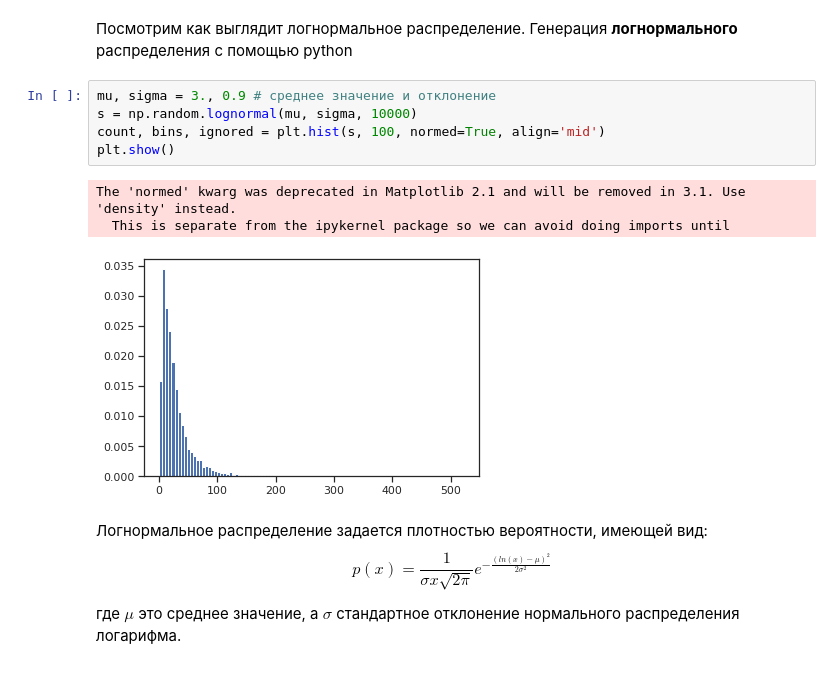
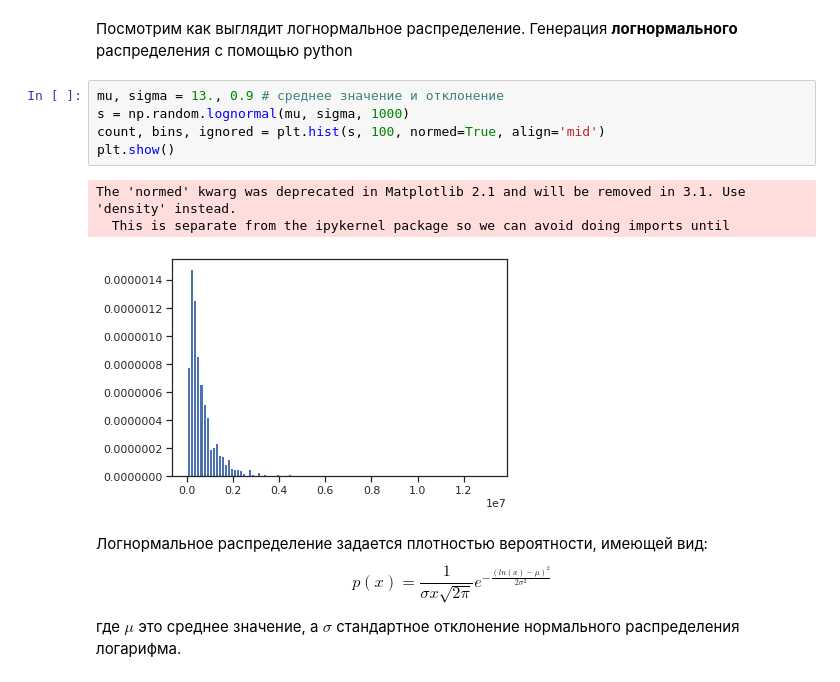
Before and after one commit to yustinaivanova/netology_statistics_february_20, a Jupyter notebook: lecture_2.ipynb, the cells around one changed output. Cells and saved outputs as stored; diff of their text form.

```diff
--- a/lecture_2.ipynb
+++ b/lecture_2.ipynb
@@ -428,14 +436,14 @@ plt.show()
 # %% [markdown]
 Посмотрим как выглядит логнормальное распределение. Генерация **логнормального** распределения с помощью python
 # %%
-mu, sigma = 3., 0.9 # среднее значение и отклонение
-s = np.random.lognormal(mu, sigma, 10000)
+mu, sigma = 13., 0.9 # среднее значение и отклонение
+s = np.random.lognormal(mu, sigma, 1000)
 count, bins, ignored = plt.hist(s, 100, normed=True, align='mid')
 plt.show()
 # %% [output]
 The 'normed' kwarg was deprecated in Matplotlib 2.1 and will be removed in 3.1. Use 'density' instead.
   This is separate from the ipykernel package so we can avoid doing imports until
-[figure, old version]
+[figure, new version]
 # %% [markdown]
 Логнормальное распределение задается плотностью вероятности, имеющей вид:
 $$p(x)=\frac{1}{\sigma x\sqrt{2\pi }}e^{-\frac{(ln(x)-\mu )^{2}}{2\sigma^{2}}}$$
```
Also changed, not shown: parts of 32 cells of this notebook, 2 other files.
